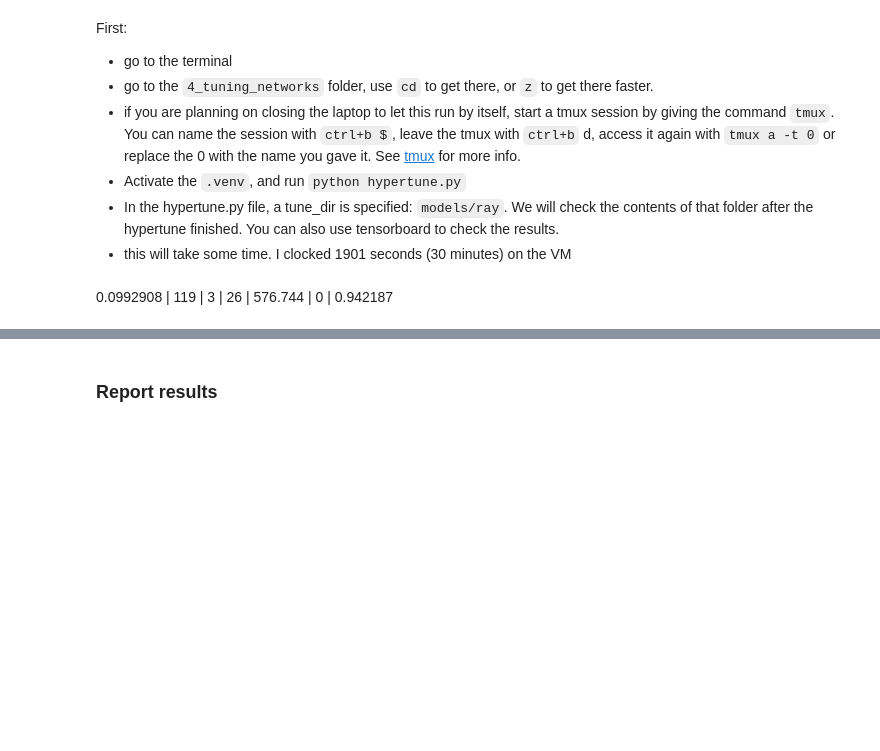
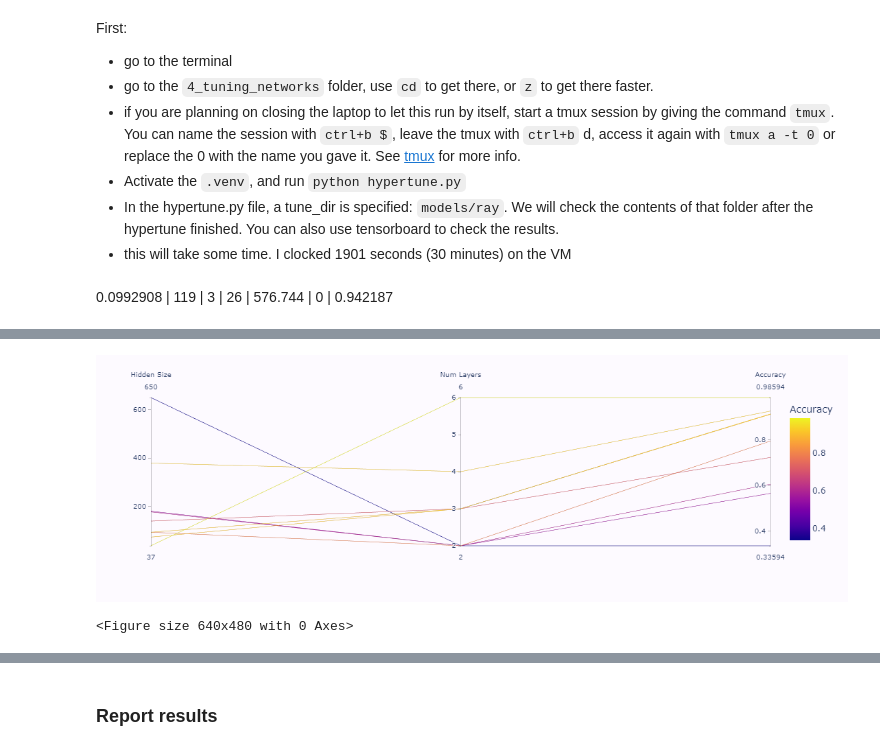
Before and after one commit to FP-byte/MADS-MachineLearning-FP, a Jupyter notebook: src/03_ray_report.ipynb, the cells around one changed output, grey strips where cells are left out. Cells and saved outputs as stored; diff of their text form; code cells hidden in the pictures; blank space fills up the shorter version.

```diff
--- a/src/03_ray_report.ipynb
+++ b/src/03_ray_report.ipynb
@@ -84,0 +127,6 @@ lstm train_2024-12-16_14-26-44
+# %%
+results_df_LSTM.columns
+data = results_df_LSTM.copy()
+data.drop(['model_type', 'dropout'], axis=1, inplace=True)
+data_lstm = data[data['iterations']==9]
+data_lstm
@@ -84,0 +144,17 @@ lstm train_2024-12-16_14-26-44
+# %%
+import plotly.express as px
+
+
+select = [ "hidden_size", "num_layers", "accuracy",]
+p = data_lstm[select].reset_index(drop=True).dropna()
+p.sort_values("accuracy", inplace=True)
+# Create the parallel coordinates plot
+px.parallel_coordinates(p, color="accuracy",
+                              labels={"accuracy": "Accuracy", "hidden_size": "Hidden Size", "num_layers": "Num Layers"})
+plt.savefig("LSTM_experiment1.jpg", bbox_inches='tight', transparent=False)
+
+# Show the plot
+fig.show()
+# %% [output]
+[figure, added]
+<Figure size 640x480 with 0 Axes>
```
Also changed, not shown: parts of 31 cells of this notebook, 13 other files.
